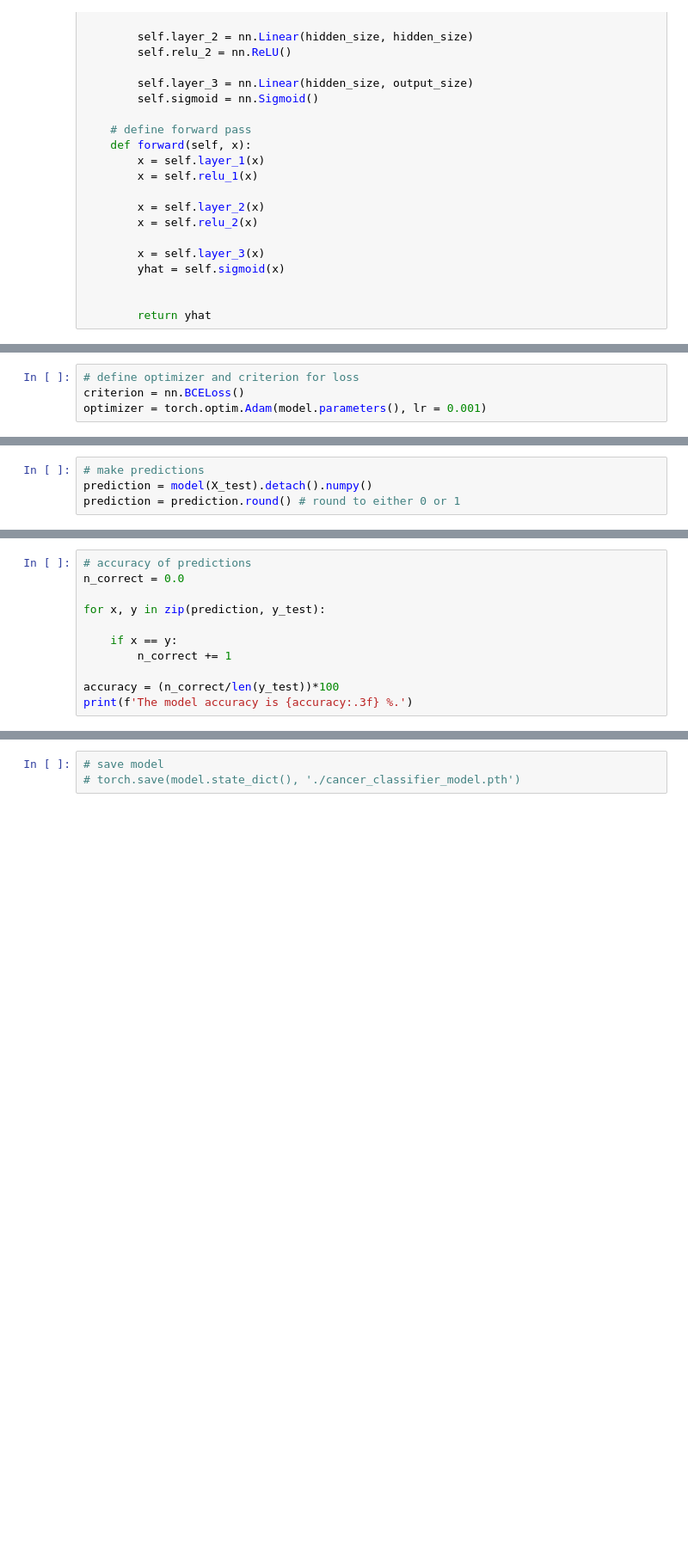
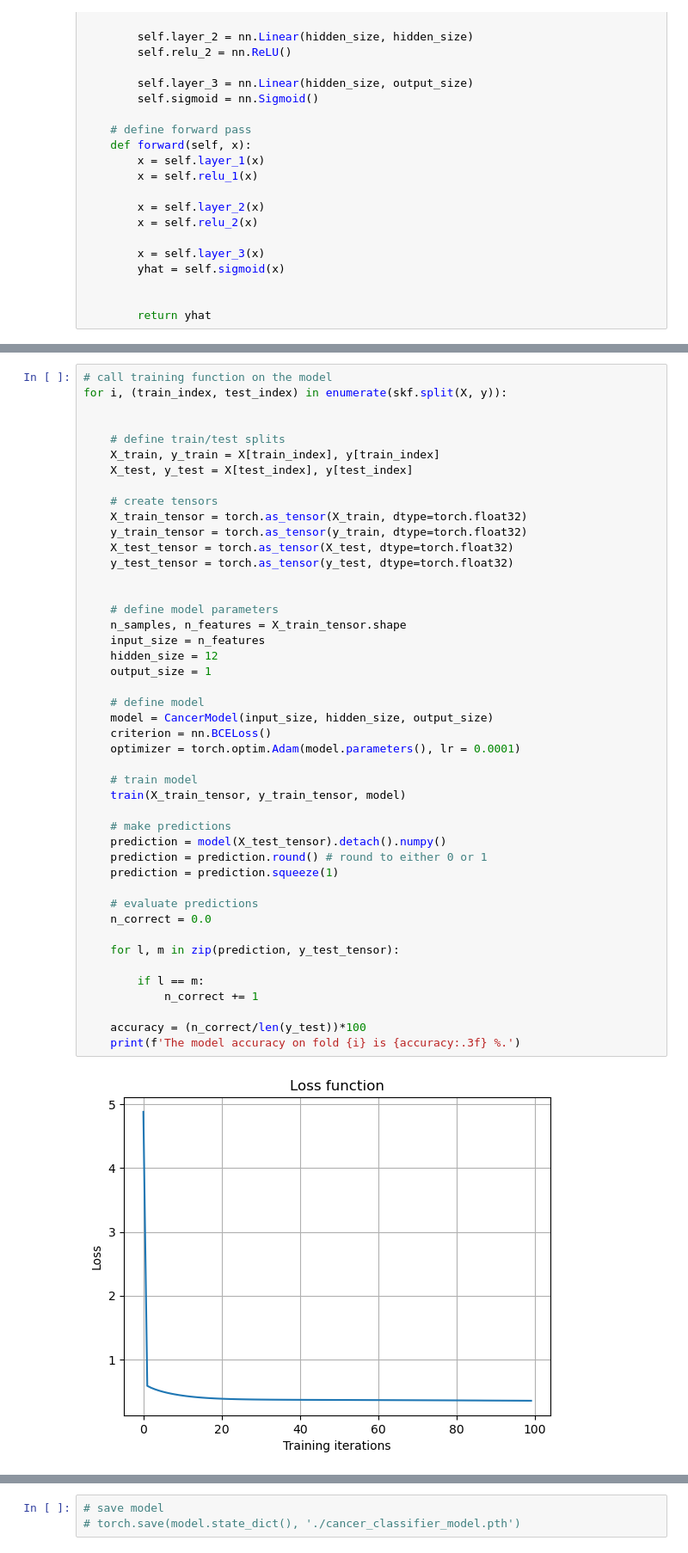
Before and after one commit to mwaterman09/Data_Analysis, a Jupyter notebook: Cancer Classification.ipynb, the cells around one changed output, grey strips where cells are left out. Shown: that part at 86% size. Cells and saved outputs as stored; diff of their text form; blank space fills up the shorter version.

```diff
--- a/Cancer Classification.ipynb
+++ b/Cancer Classification.ipynb
@@ -128,5 +112 @@ model = CancerModel(input_size, hidden_size, output_size)
-# %%
-# define optimizer and criterion for loss
-criterion = nn.BCELoss()
-optimizer = torch.optim.Adam(model.parameters(), lr = 0.001)
 # %%
@@ -167,4 +151,0 @@ plt.show()
-# %%
-# make predictions
-prediction = model(X_test).detach().numpy()
-prediction = prediction.round() # round to either 0 or 1
@@ -176,11 +151,0 @@ prediction.shape
-# %%
-# accuracy of predictions
-n_correct = 0.0
-
-for x, y in zip(prediction, y_test):
-
-    if x == y:
-        n_correct += 1
-
-accuracy = (n_correct/len(y_test))*100
-print(f'The model accuracy is {accuracy:.3f} %.')
@@ -188,0 +152,47 @@ The model accuracy is 93.860 %.
+# %%
+# call training function on the model
+for i, (train_index, test_index) in enumerate(skf.split(X, y)):
+
+
+    # define train/test splits
+    X_train, y_train = X[train_index], y[train_index]
+    X_test, y_test = X[test_index], y[test_index]
+
+    # create tensors
+    X_train_tensor = torch.as_tensor(X_train, dtype=torch.float32)
+    y_train_tensor = torch.as_tensor(y_train, dtype=torch.float32)
+    X_test_tensor = torch.as_tensor(X_test, dtype=torch.float32)
+    y_test_tensor = torch.as_tensor(y_test, dtype=torch.float32)
+
+
+    # define model parameters
+    n_samples, n_features = X_train_tensor.shape
+    input_size = n_features
+    hidden_size = 12
+    output_size = 1
+
+    # define model
+    model = CancerModel(input_size, hidden_size, output_size)
+    criterion = nn.BCELoss()
+    optimizer = torch.optim.Adam(model.parameters(), lr = 0.0001)
+
+    # train model
+    train(X_train_tensor, y_train_tensor, model)
+
+    # make predictions
+    prediction = model(X_test_tensor).detach().numpy()
+    prediction = prediction.round() # round to either 0 or 1
+    prediction = prediction.squeeze(1)
+
+    # evaluate predictions
+    n_correct = 0.0
+
+    for l, m in zip(prediction, y_test_tensor):
+
+        if l == m:
+            n_correct += 1
+
+    accuracy = (n_correct/len(y_test))*100
+    print(f'The model accuracy on fold {i} is {accuracy:.3f} %.')
+# %% [output]
+[figure, added]
```
Also changed, not shown: parts of 20 cells of this notebook, 1 other file.
